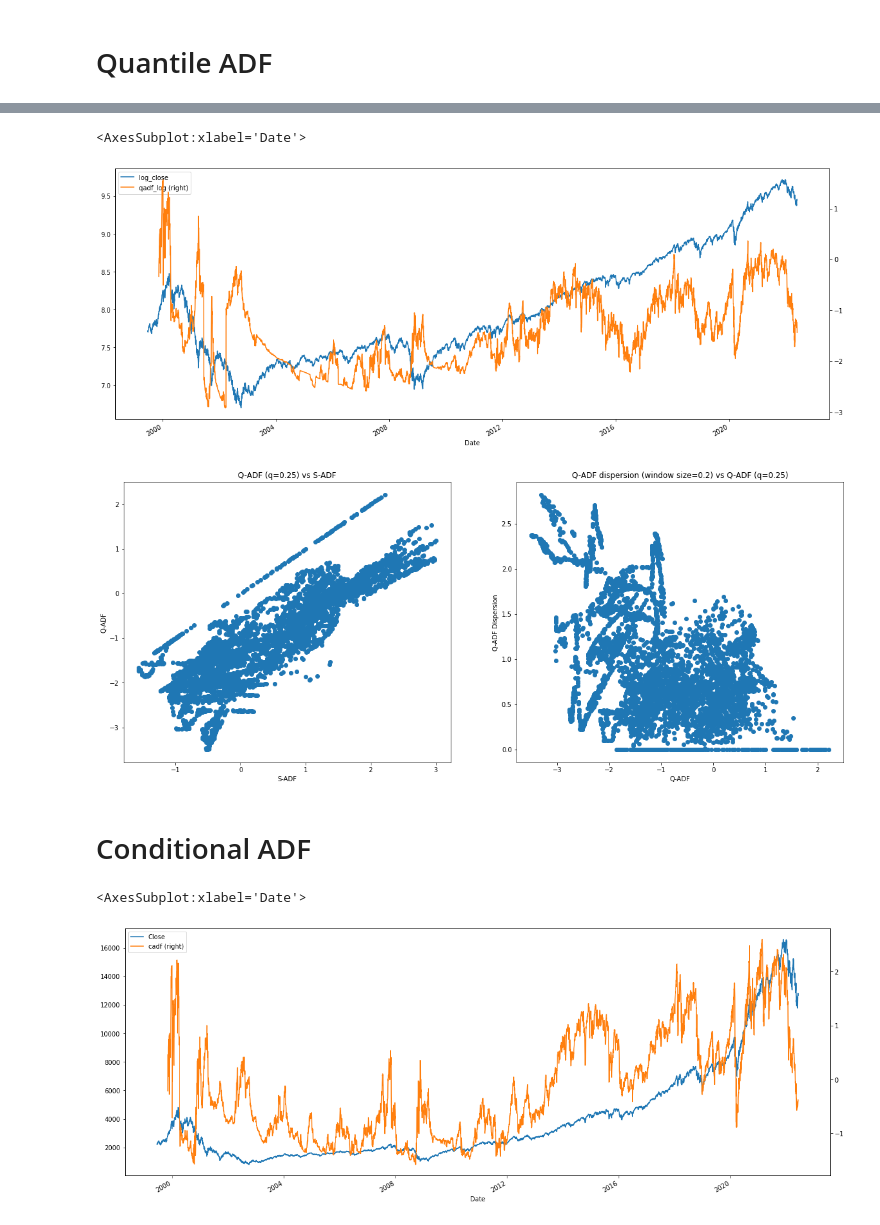
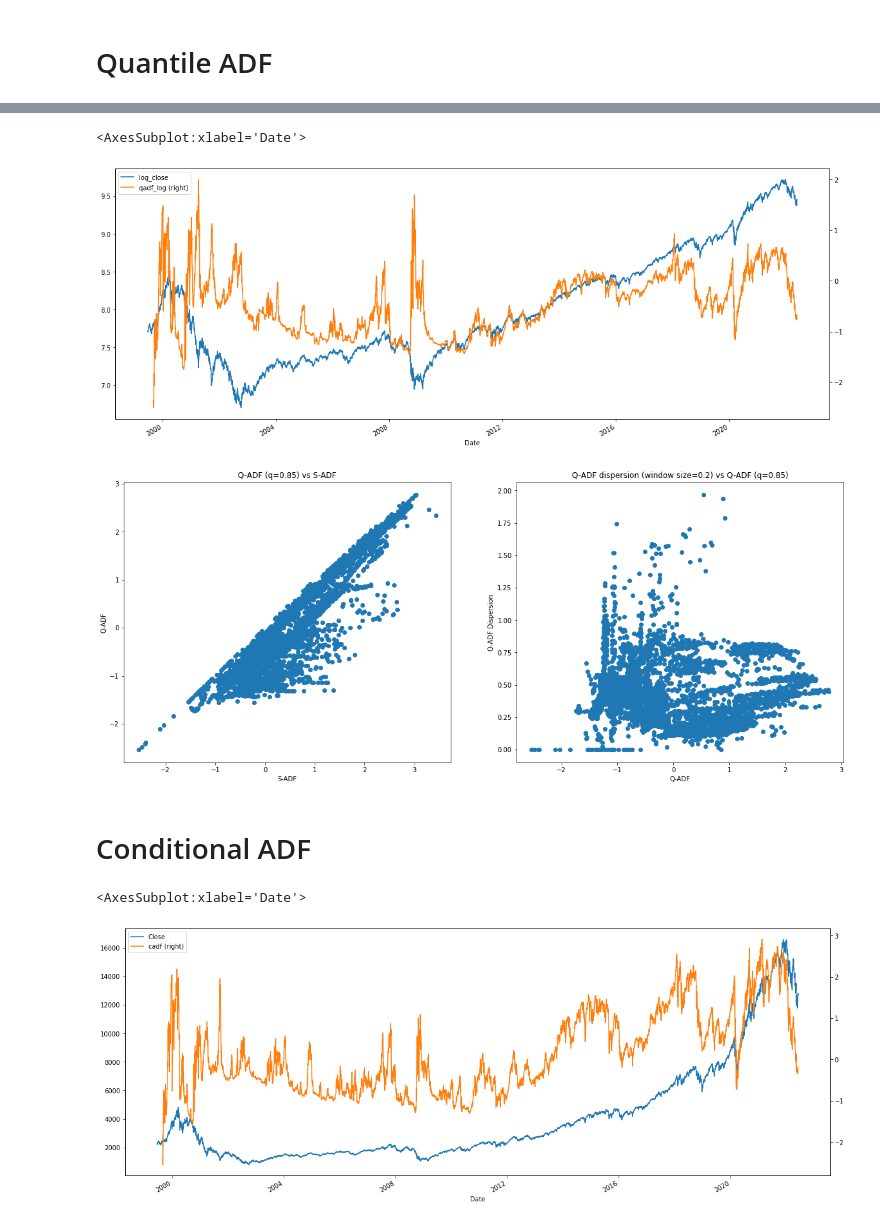
Before and after one commit to maxgao18/AFML, a Jupyter notebook: 17.3.ipynb, the cells around one changed output, grey strips where cells are left out. Saved outputs shown, nothing was run; the diff lists cells and outputs as text; code cells hidden in the pictures.

```diff
--- a/17.3.ipynb
+++ b/17.3.ipynb
@@ -17,18 +17,18 @@ data["log_close"] = np.log(data["Close"])
 
 adfs = signals.all_augmented_dickey_fuller_statistic(
     data["Close"],
-    min_window_size=100,
-    max_window_size=3100,
-    window_step=200,
+    min_window_size=50,
+    max_window_size=3000,
+    window_step=10,
     stat_step=1,
     maxlag=10,
     autolag=None,
 )
 adfs_log = signals.all_augmented_dickey_fuller_statistic(
     data["log_close"],
-    min_window_size=100,
-    max_window_size=3100,
-    window_step=200,
+    min_window_size=50,
+    max_window_size=3000,
+    window_step=10,
     stat_step=1,
     maxlag=10,
     autolag=None,
@@ -43,7 +43,7 @@ Wall time: 6min 23s
 # Quantile ADF
 # %%
 plt.rcParams["figure.figsize"] = (20, 8)
-q = 0.25
+q = 0.85
 dws = 0.20
 data["qadf"], data["qadf_d"] = signals.quantile_augmented_dickey_fuller_statistic(
     q, stats=adfs, dispersion_window_size=dws
@@ -62,7 +62,7 @@ data[["log_close", "qadf_log"]].interpolate(method="linear").plot(
 )
 # %% [output]
 <AxesSubplot:xlabel='Date'>
-[figure, old version]
+[figure, new version]
 # %%
 fig, axes = plt.subplots(nrows=1, ncols=2, figsize=(20, 8))
 axes[0].scatter(data["sadf"], data["qadf"])
@@ -75,18 +75,18 @@ axes[1].set_xlabel("Q-ADF")
 axes[1].set_ylabel("Q-ADF Dispersion")
 plt.show()
 # %% [output]
-[figure, old version]
+[figure, new version]
 # %% [markdown]
 # Conditional ADF
 # %%
-p = 0.5
+p = 0.85
 data["cadf"], data["cadf_sd"] = signals.conditional_augmented_dickey_fuller_statistic(
     p, stats=adfs, with_stddev=True
 )
 data[["Close", "cadf"]].interpolate(method="linear").plot(secondary_y="cadf")
 # %% [output]
 <AxesSubplot:xlabel='Date'>
-[figure, old version]
+[figure, new version]
 # %%
 data["cadf_log"] = signals.conditional_augmented_dickey_fuller_statistic(
     q,
```
Also changed, not shown: parts of 4 cells of this notebook.
